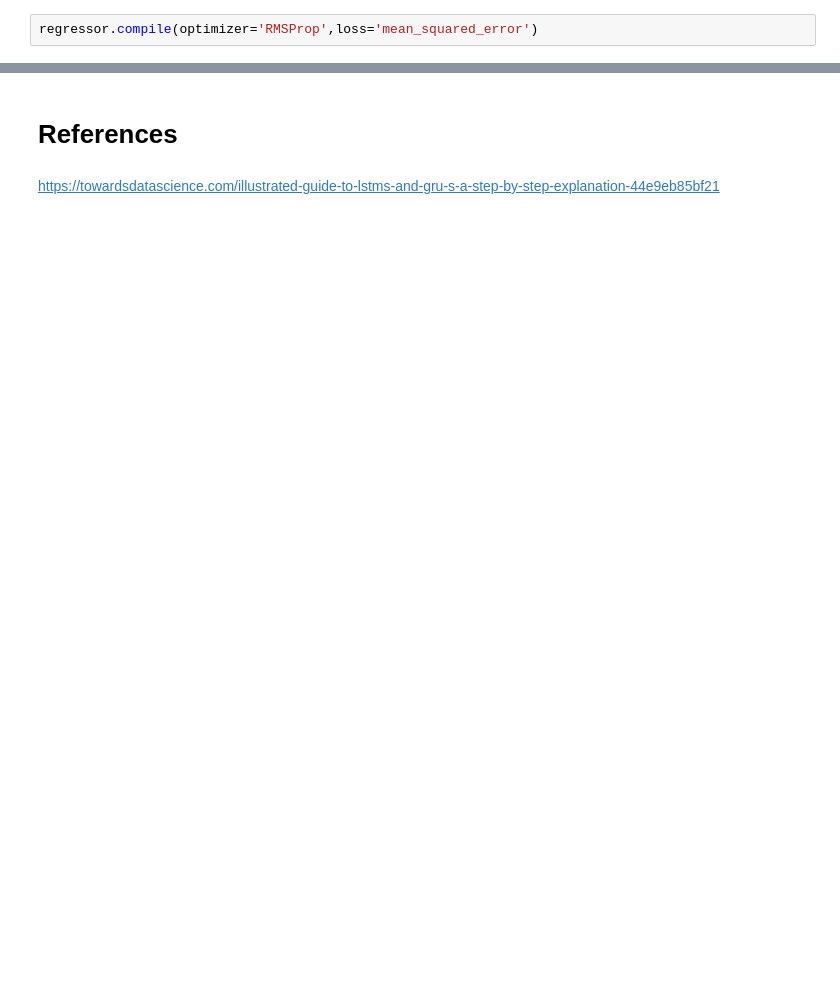
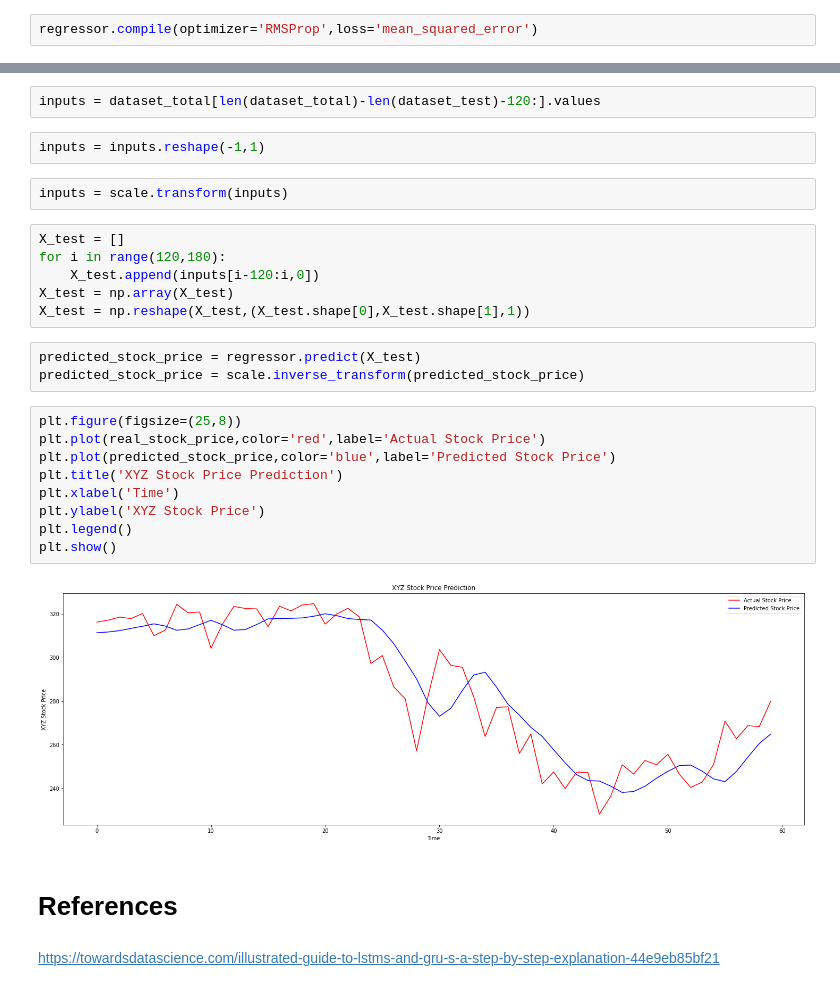
Before and after one commit to ikyath/RNN_Introduction_Fundamentals, a Jupyter notebook: RNN_Theory.ipynb, the cells around one changed output, grey strips where cells are left out. Drawn from its saved outputs; the diff is of its cells as text; blank space fills up the shorter version.

```diff
--- a/RNN_Theory.ipynb
+++ b/RNN_Theory.ipynb
@@ -223,3 +244,29 @@ regressor.fit(X_train,y_train,epochs=100,batch_size=32)
+# %%
+inputs = dataset_total[len(dataset_total)-len(dataset_test)-120:].values
+# %%
+inputs = inputs.reshape(-1,1)
+# %%
+inputs = scale.transform(inputs)
+# %%
+X_test = []
+for i in range(120,180):
+    X_test.append(inputs[i-120:i,0])
+X_test = np.array(X_test)
+X_test = np.reshape(X_test,(X_test.shape[0],X_test.shape[1],1))
+# %%
+predicted_stock_price = regressor.predict(X_test)
+predicted_stock_price = scale.inverse_transform(predicted_stock_price)
+# %%
+plt.figure(figsize=(25,8))
+plt.plot(real_stock_price,color='red',label='Actual Stock Price')
+plt.plot(predicted_stock_price,color='blue',label='Predicted Stock Price')
+plt.title('XYZ Stock Price Prediction')
+plt.xlabel('Time')
+plt.ylabel('XYZ Stock Price')
+plt.legend()
+plt.show()
+# %% [output]
+[figure, added]
 # %% [markdown]
 # References
 # %% [markdown]
```
Also changed, not shown: parts of 5 cells of this notebook.
